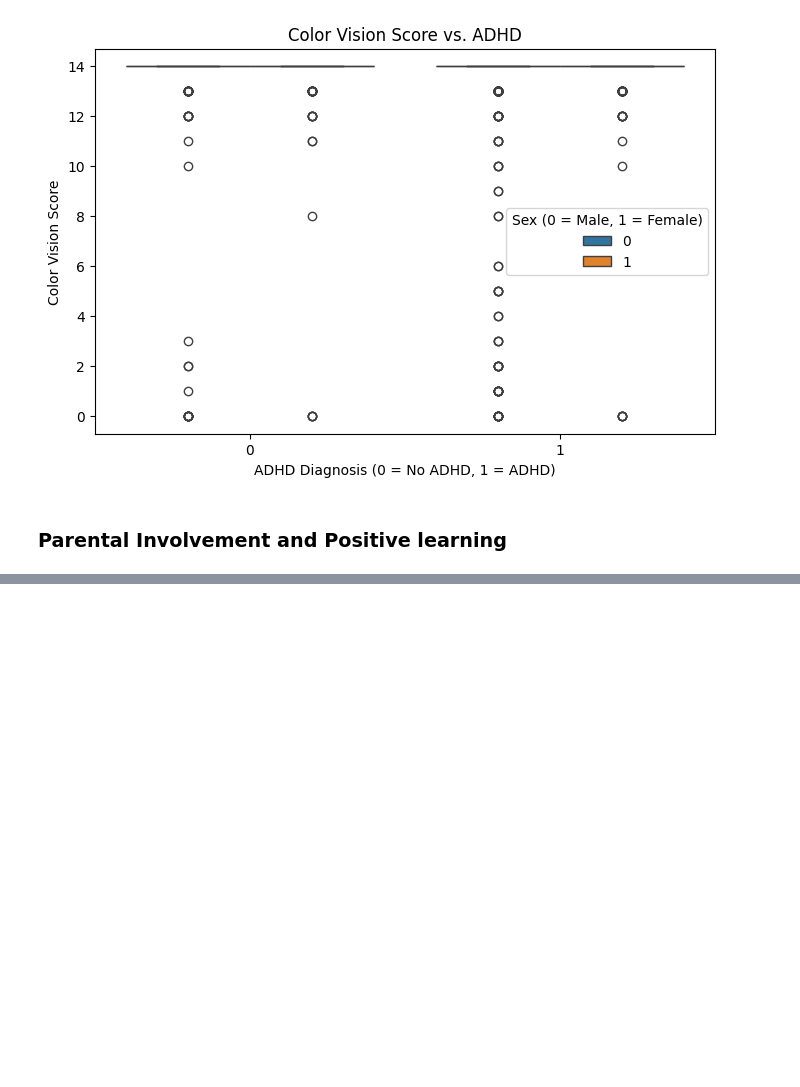
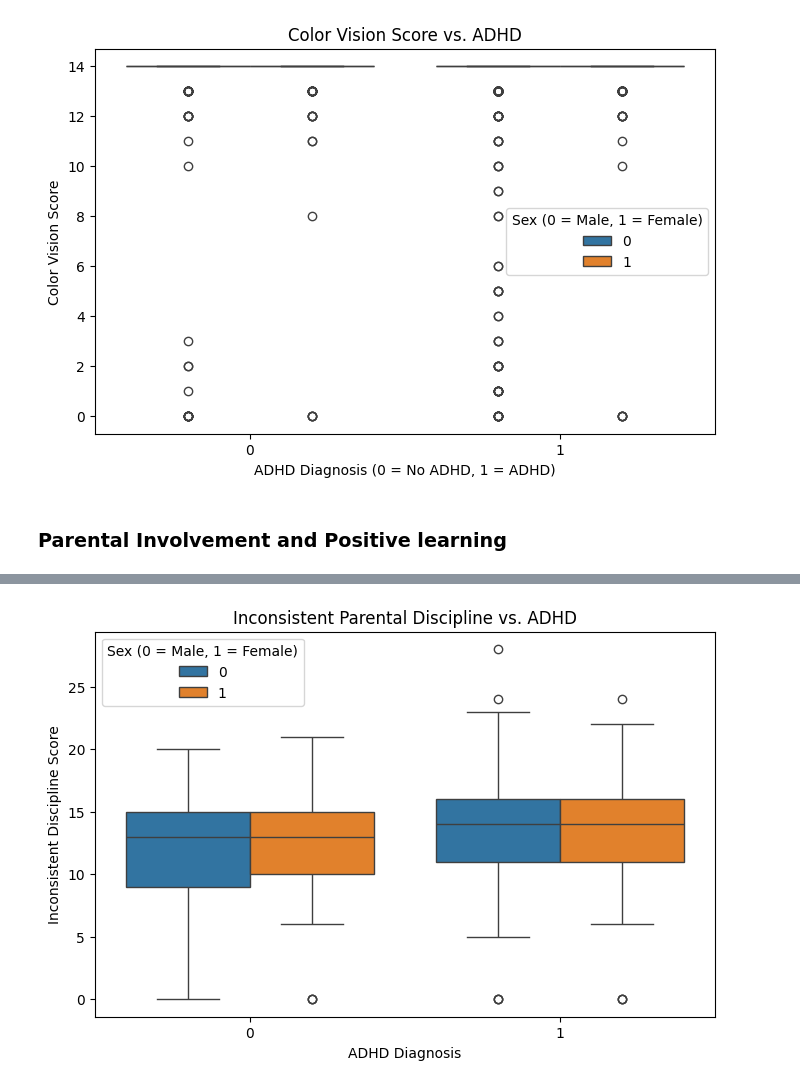
Before and after one commit to Folasewa/Health-Tech-DS-Projects, a Jupyter notebook: ADHD-Kaggle/adhd.ipynb, the cells around one changed output, grey strips where cells are left out. Saved outputs shown, nothing was run; the diff lists cells and outputs as text; code cells hidden in the pictures; blank space fills up the shorter version.

```diff
--- a/ADHD-Kaggle/adhd.ipynb
+++ b/ADHD-Kaggle/adhd.ipynb
@@ -364,0 +400,11 @@ plt.show()
+# %%
+#Is inconsistent discipline higher in ADHD cases?
+plt.figure(figsize=(8, 5))
+sns.boxplot(data=train_data, x="ADHD_Outcome", y="APQ_P_APQ_P_ID", hue="Sex_F")
+plt.title("Inconsistent Parental Discipline vs. ADHD")
+plt.xlabel("ADHD Diagnosis")
+plt.ylabel("Inconsistent Discipline Score")
+plt.legend(title="Sex (0 = Male, 1 = Female)")
+plt.show()
+# %% [output]
+[figure, added]
```
Also changed, not shown: parts of 4 cells of this notebook.
